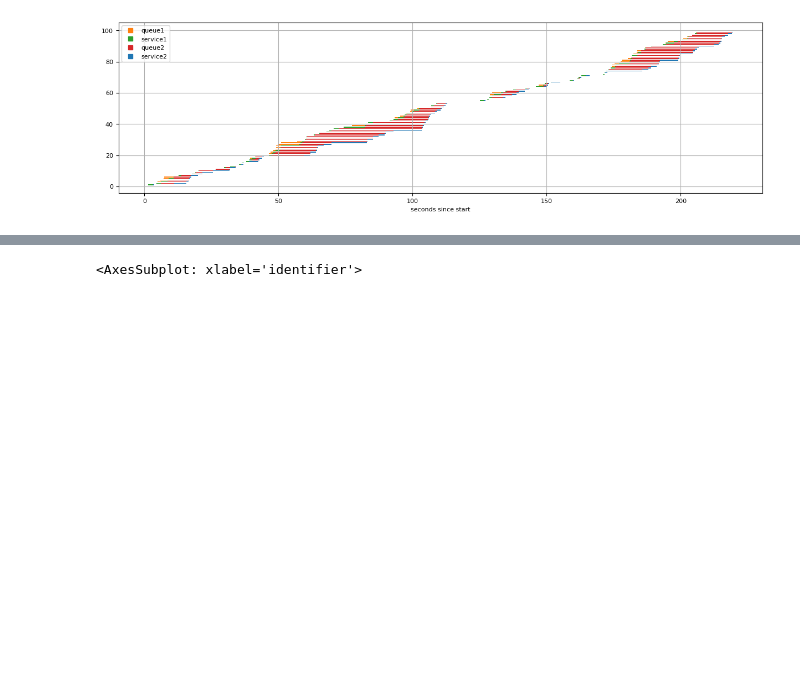
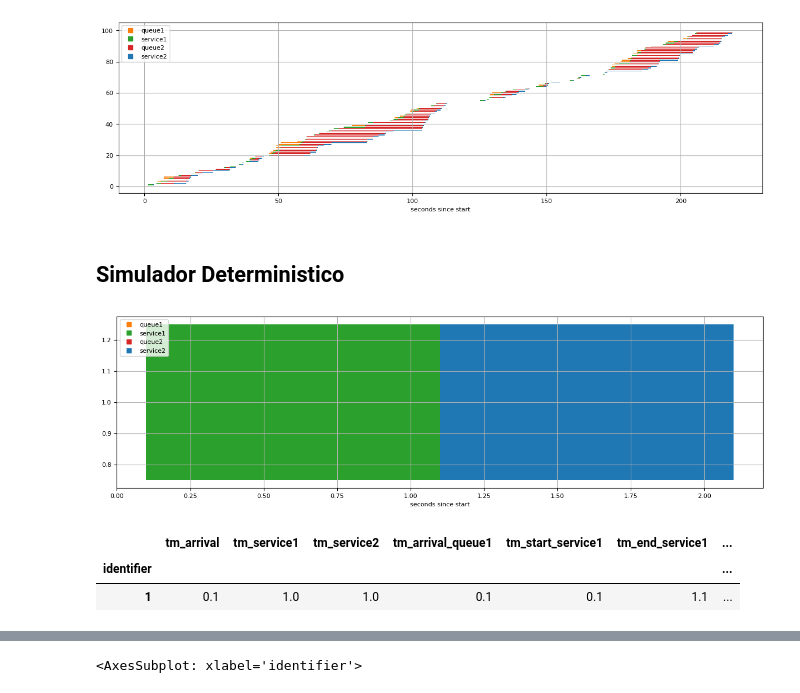
Before and after one commit to viniciuslettieri/2022.2---Avaliacao-e-Desempenho, a Jupyter notebook: Simulacoes/analise_simulacao.ipynb, the cells around one changed output, grey strips where cells are left out. Saved outputs shown, nothing was run; the diff lists cells and outputs as text; code cells hidden in the pictures; blank space fills up the shorter version.

```diff
--- a/Simulacoes/analise_simulacao.ipynb
+++ b/Simulacoes/analise_simulacao.ipynb
@@ -27,7 +27,7 @@ def get_event_times(row):
 
     return sequencia, cores
 # %%
-def resumo(arquivo):
+def resumo(arquivo, return_table=False):
     events = pd.read_csv(arquivo, index_col=0)
 
     # Horizontal bar plot with gaps
@@ -54,6 +54,8 @@ def resumo(arquivo):
     plt.legend(handles=[leg1, leg2, leg3, leg4], loc="upper left")
 
     plt.show()
+
+    if return_table:  return events
 # %%
 resumo("teste_retry.csv")
 # %% [output]
@@ -78,3 +80,13 @@ resumo("debug_aleatorio_05.csv")
 resumo("debug_aleatorio_09.csv")
 # %% [output]
 [figure]
+# %% [markdown]
+## Simulador Deterministico
+# %%
+# Teste de Fluxo
+resumo("Validacoes Finais/teste_fluxo.csv", return_table = True)
+# %% [output]
+[figure, added]
+|  | tm_arrival | tm_service1 | tm_service2 | tm_arrival_queue1 | tm_start_service1 | tm_end_service1 | ... |
+| identifier |  |  |  |  |  |  | ... |
+| 1 | 0.1 | 1.0 | 1.0 | 0.1 | 0.1 | 1.1 | ... |
```
Also changed, not shown: parts of 3 cells of this notebook, 8 other files.
